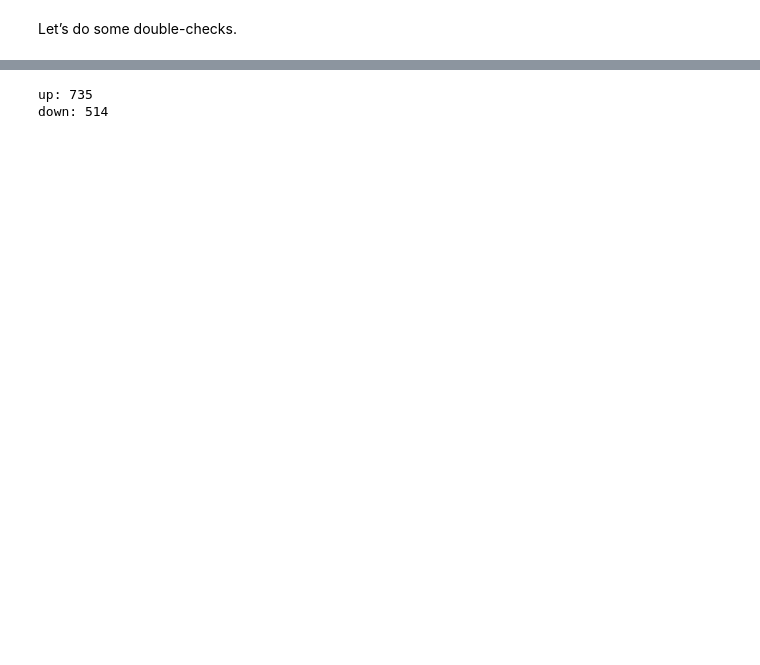
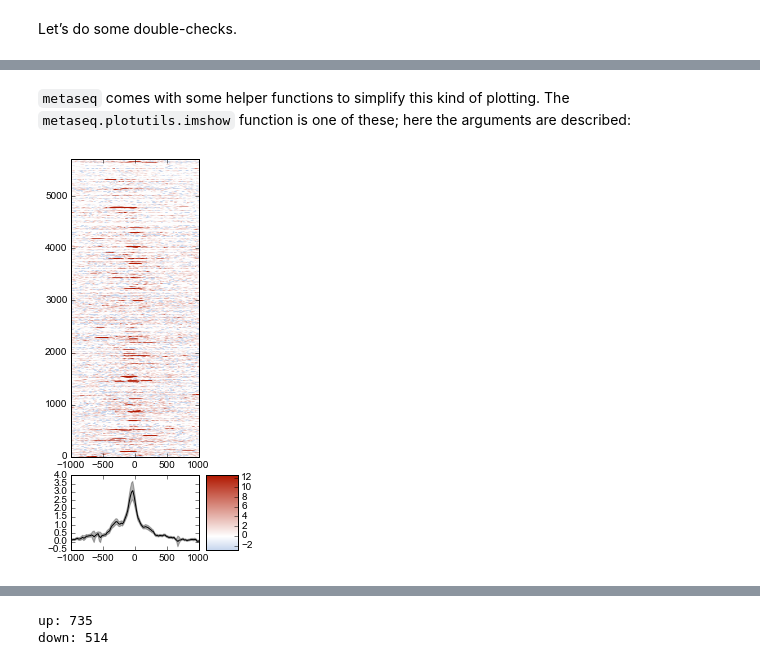
Before and after one commit to daler/metaseq, a Jupyter notebook: doc/source/example_session.ipynb, the cells around one changed output, grey strips where cells are left out. Cells and saved outputs as stored; diff of their text form; code cells hidden in the pictures; blank space fills up the shorter version.

```diff
--- a/doc/source/example_session.ipynb
+++ b/doc/source/example_session.ipynb
@@ -248,0 +264,36 @@ knockdown = ResultsTable(knockdown_filename, import_kwargs=dict(index_col=0))
+# %% [markdown]
+ `metaseq` comes with some helper functions to simplify this kind of plotting.  The `metaseq.plotutils.imshow` function is one of these; here the arguments are described:
+# %%
+# Tweak some font settings so the results look nicer
+plt.rcParams['font.family'] = 'Arial'
+plt.rcParams['font.size'] = 10
+
+# the metaseq.plotutils.imshow function does a lot of work,
+# we just have to give it the right arguments:
+fig = metaseq.plotutils.imshow(
+
+    # The array to plot; here, we've subtracted input from IP.
+    normalized_subtracted,
+
+    # X-axis to use
+    x=x,
+
+    # Change the default figure size to something smaller for this example
+    figsize=(3, 7),
+
+    # Make the colorbar limits go from 5th to 99th percentile.
+    # `percentile=True` means treat vmin/vmax as percentiles rather than
+    # actual values.
+    percentile=True,
+    vmin=5,
+    vmax=99,
+
+    # Style for the average line plot (black line)
+    line_kwargs=dict(color='k', label='All'),
+
+    # Style for the +/- 95% CI band surrounding the
+    # average line (transparent black)
+    fill_kwargs=dict(color='k', alpha=0.3),
+)
+# %% [output]
+[figure, added]
```
Also changed, not shown: parts of 103 cells of this notebook, 10 other files.
